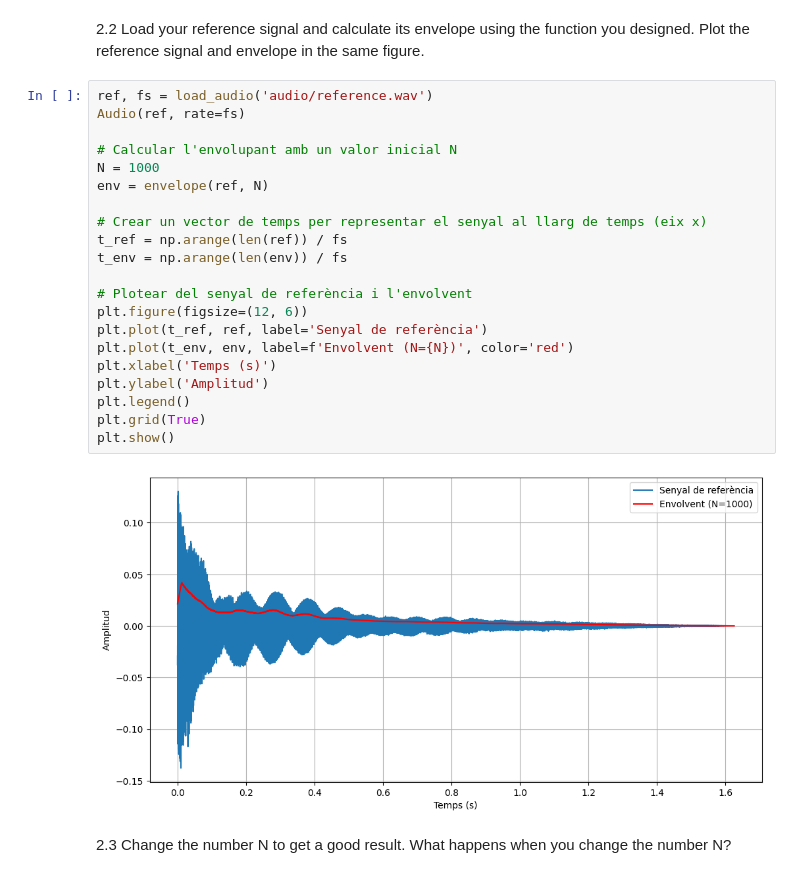
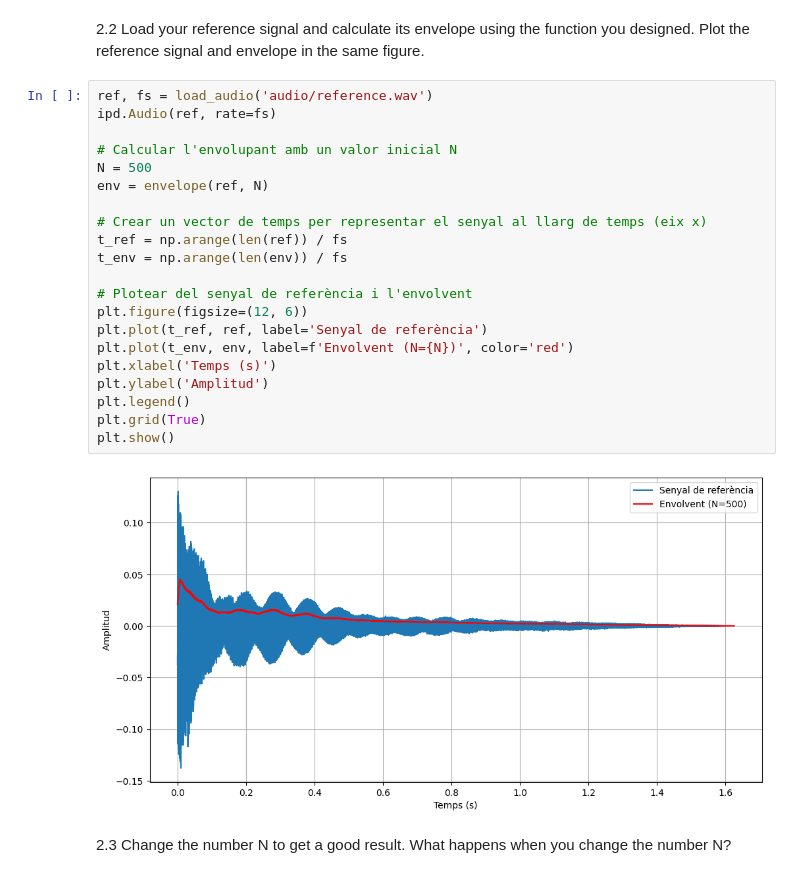
Before and after one commit to martigallego/sis1_group8, a Jupyter notebook: Lab4/Lab4_mar.ipynb, the cells around one changed output. Cells and saved outputs as stored; diff of their text form.

```diff
--- a/Lab4/Lab4_mar.ipynb
+++ b/Lab4/Lab4_mar.ipynb
@@ -129,27 +129,27 @@ def envelope(x, N):
 2.2 Load your reference signal and calculate its envelope using the function you designed. Plot the reference signal and envelope in the same figure.
 # %%
 ref, fs = load_audio('audio/reference.wav')
-Audio(ref, rate=fs)
+ipd.Audio(ref, rate=fs)
 
 # Calcular l'envolupant amb un valor inicial N
-N = 1000
+N = 500
 env = envelope(ref, N)
 
 # Crear un vector de temps per representar el senyal al llarg de temps (eix x)
 t_ref = np.arange(len(ref)) / fs
 t_env = np.arange(len(env)) / fs
 
 # Plotear del senyal de referència i l'envolvent
 plt.figure(figsize=(12, 6))
 plt.plot(t_ref, ref, label='Senyal de referència')
 plt.plot(t_env, env, label=f'Envolvent (N={N})', color='red')
 plt.xlabel('Temps (s)')
 plt.ylabel('Amplitud')
 plt.legend()
 plt.grid(True)
 plt.show()
 # %% [output]
-[figure, old version]
+[figure, new version]
 # %% [markdown]
 2.3 Change the number N to get a good result. What happens when you change the number N?
 # %% [markdown]
```
Also changed, not shown: parts of 15 cells of this notebook, 1 other file.
